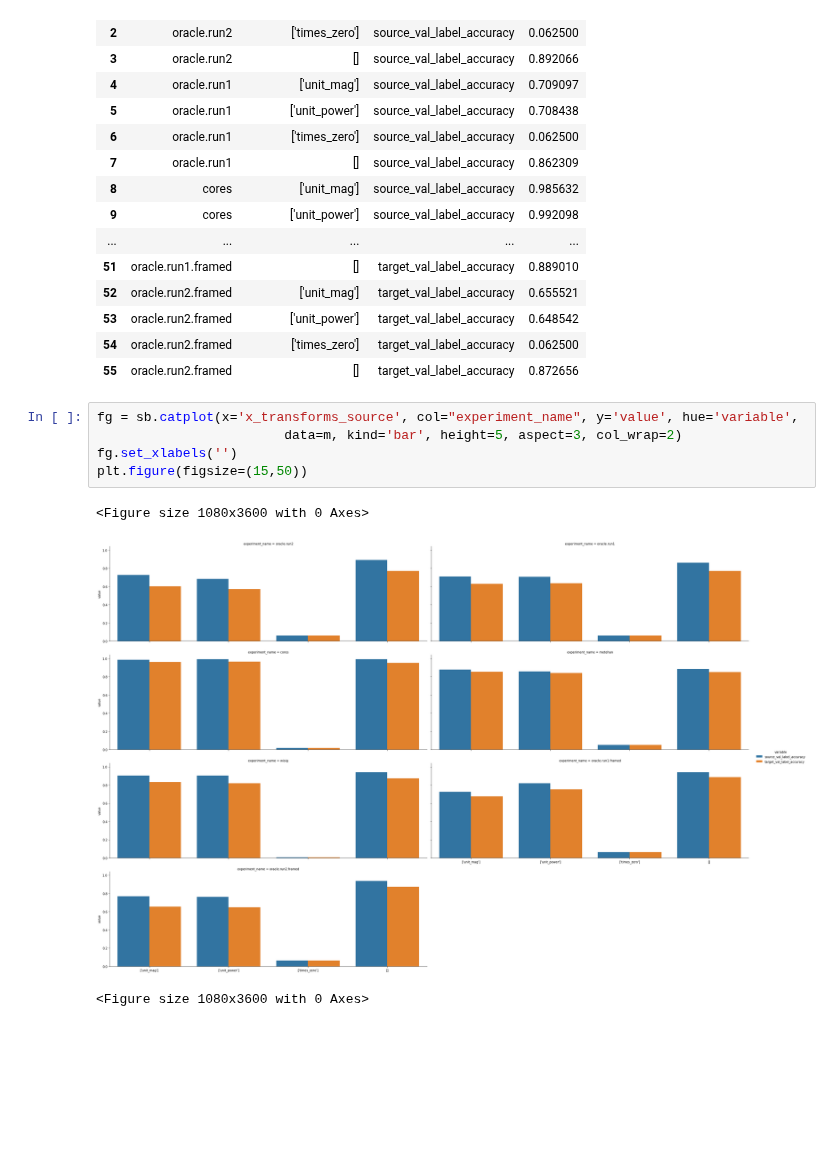
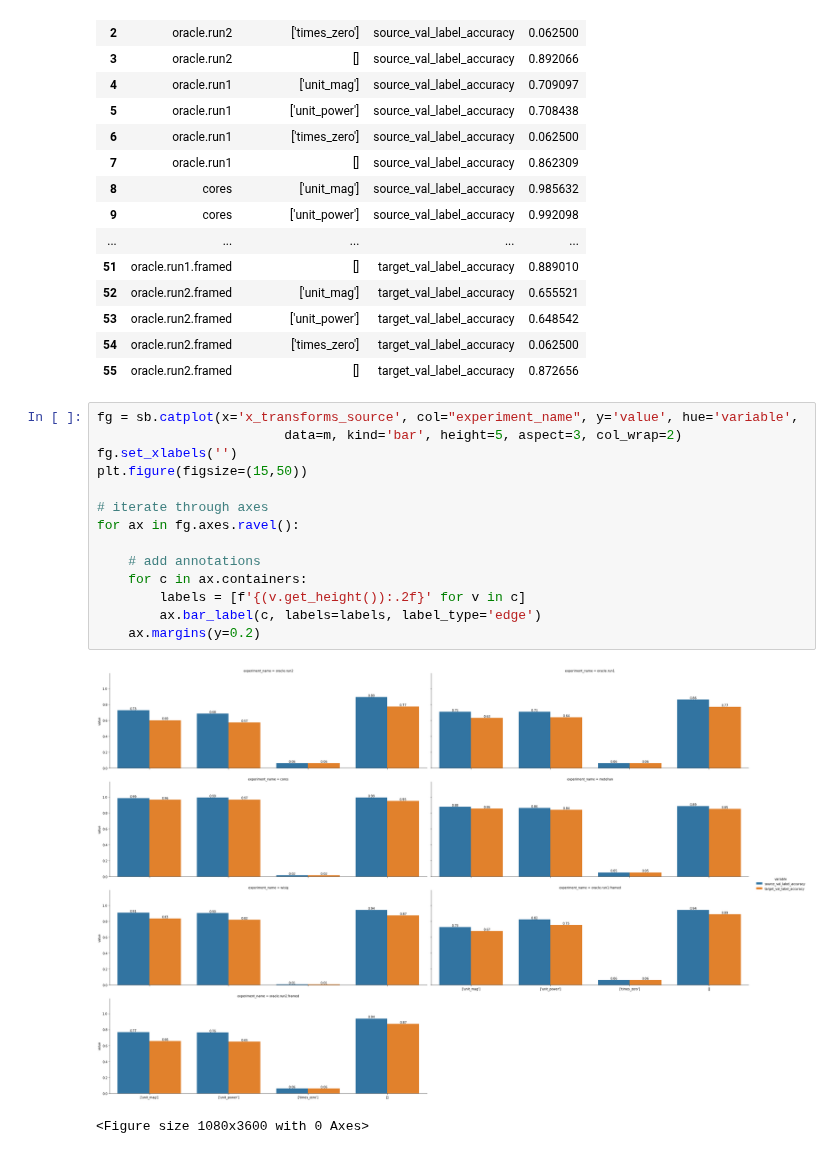
Before and after one commit to stevester94/csc500-notebooks, a Jupyter notebook: analysis/tuned_1/summary.ipynb, the cells around one changed output. Drawn from its saved outputs; the diff is of its cells as text; blank space fills up the shorter version.

Commit message:
Values on bar graph for tuned_1

```diff
--- a/analysis/tuned_1/summary.ipynb
+++ b/analysis/tuned_1/summary.ipynb
@@ -108,9 +108,17 @@ m
 # %%
 fg = sb.catplot(x='x_transforms_source', col="experiment_name", y='value', hue='variable',
                         data=m, kind='bar', height=5, aspect=3, col_wrap=2)
 fg.set_xlabels('')
 plt.figure(figsize=(15,50))
+
+# iterate through axes
+for ax in fg.axes.ravel():
+
+    # add annotations
+    for c in ax.containers:
+        labels = [f'{(v.get_height()):.2f}' for v in c]
+        ax.bar_label(c, labels=labels, label_type='edge')
+    ax.margins(y=0.2)
 # %% [output]
+[figure, new version]
 <Figure size 1080x3600 with 0 Axes>
-[figure, old version]
-<Figure size 1080x3600 with 0 Axes>
```
